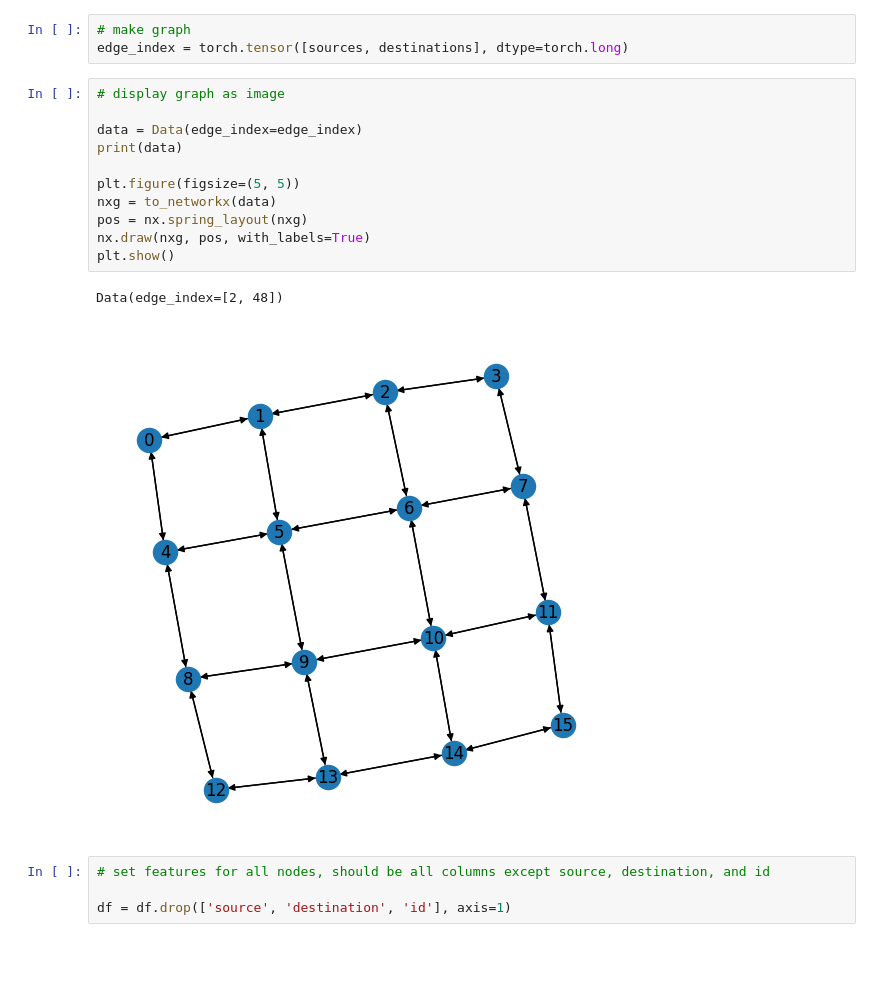
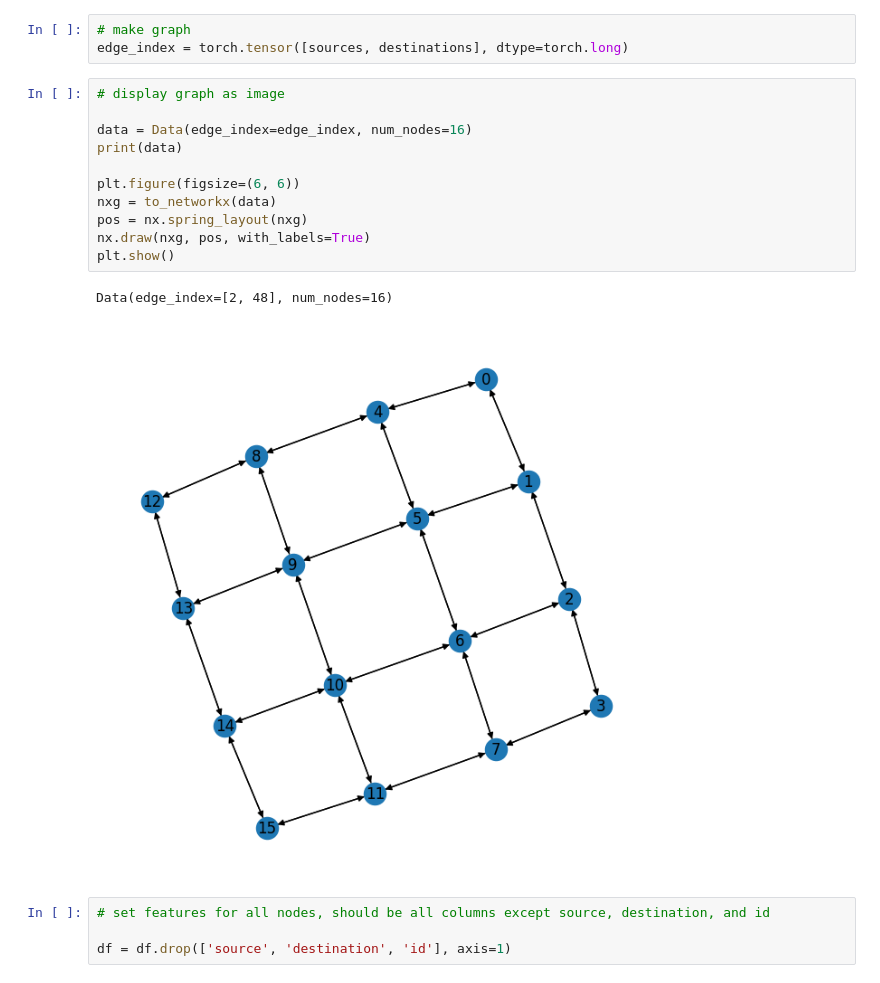
Before and after one commit to xiaoguo-jia/esl, a Jupyter notebook: unsw/graphingpractice.ipynb, the cells around one changed output. Drawn from its saved outputs; the diff is of its cells as text; blank space fills up the shorter version.

Commit message:
finishing graph with custom data

```diff
--- a/unsw/graphingpractice.ipynb
+++ b/unsw/graphingpractice.ipynb
@@ -111,17 +111,17 @@ edge_index = torch.tensor([sources, destinations], dtype=torch.long)
 # %%
 # display graph as image
 
-data = Data(edge_index=edge_index)
+data = Data(edge_index=edge_index, num_nodes=16)
 print(data)
 
-plt.figure(figsize=(5, 5))
+plt.figure(figsize=(6, 6))
 nxg = to_networkx(data)
 pos = nx.spring_layout(nxg)
 nx.draw(nxg, pos, with_labels=True)
 plt.show()
 # %% [output]
-Data(edge_index=[2, 48])
+Data(edge_index=[2, 48], num_nodes=16)
-[figure, old version]
+[figure, new version]
 # %%
 # set features for all nodes, should be all columns except source, destination, and id
 
```
Also changed, not shown: parts of 5 cells of this notebook.
